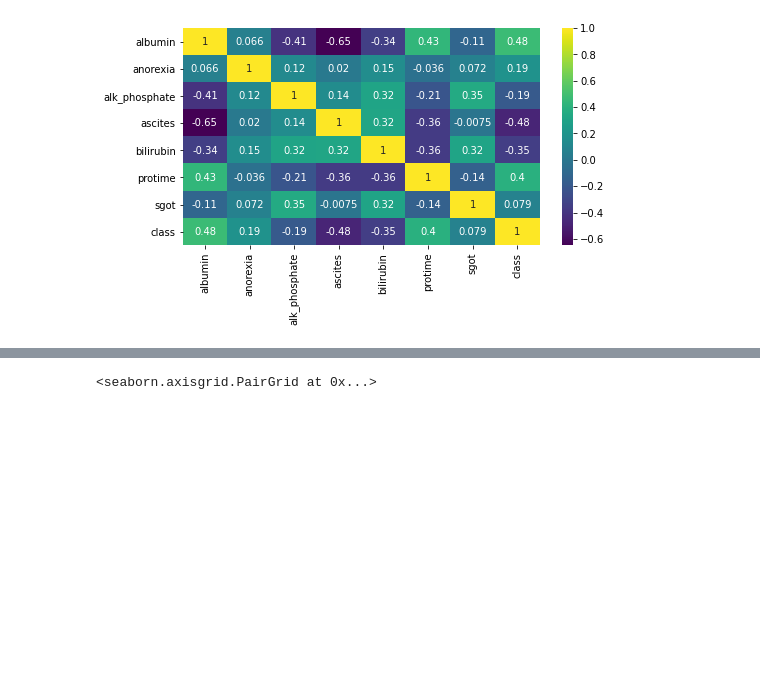
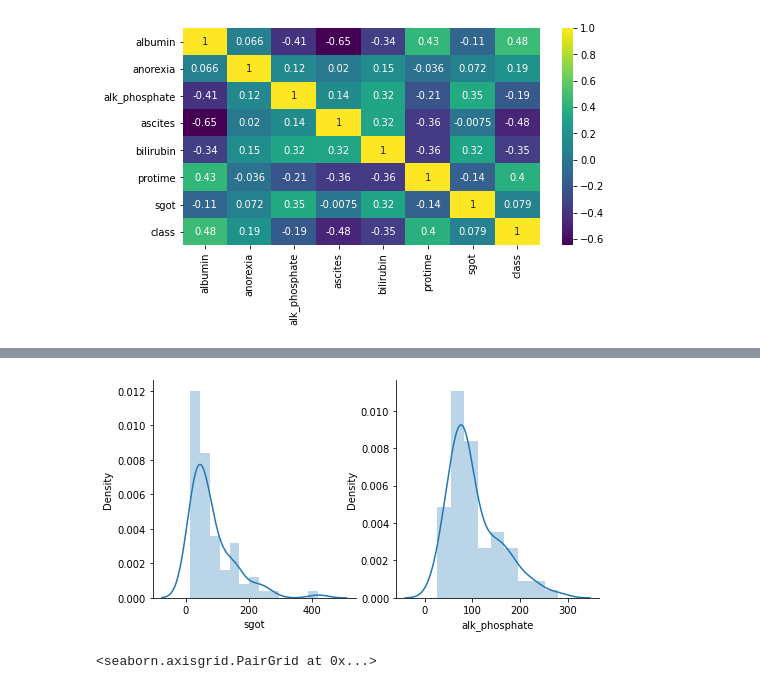
Before and after one commit to adaick/Payoda_Test, a Jupyter notebook: payoda_test.ipynb, the cells around one changed output, grey strips where cells are left out. Drawn from its saved outputs; the diff is of its cells as text; code cells hidden in the pictures; blank space fills up the shorter version.

```diff
--- a/payoda_test.ipynb
+++ b/payoda_test.ipynb
@@ -166,3 +176,13 @@ sns.heatmap(df.corr(),cmap='viridis',annot=True)
+# %%
+plt.figure(figsize=(8,4))
+plt.subplot(1, 2, 1)
+sns.distplot(df['sgot'],hist_kws={"alpha":0.3})
+sns.despine();
+plt.subplot(1,2,2)
+sns.distplot(df['alk_phosphate'],hist_kws={"alpha":0.3})
+sns.despine();
+# %% [output]
+[figure, added]
 # %%
 sns.pairplot(df, x_vars = ['bilirubin', 'protime', 'albumin', 'alk_phosphate', 'sgot'],
                y_vars = ['bilirubin', 'protime', 'albumin', 'alk_phosphate', 'sgot'],
```
Also changed, not shown: parts of 1 cell of this notebook.
